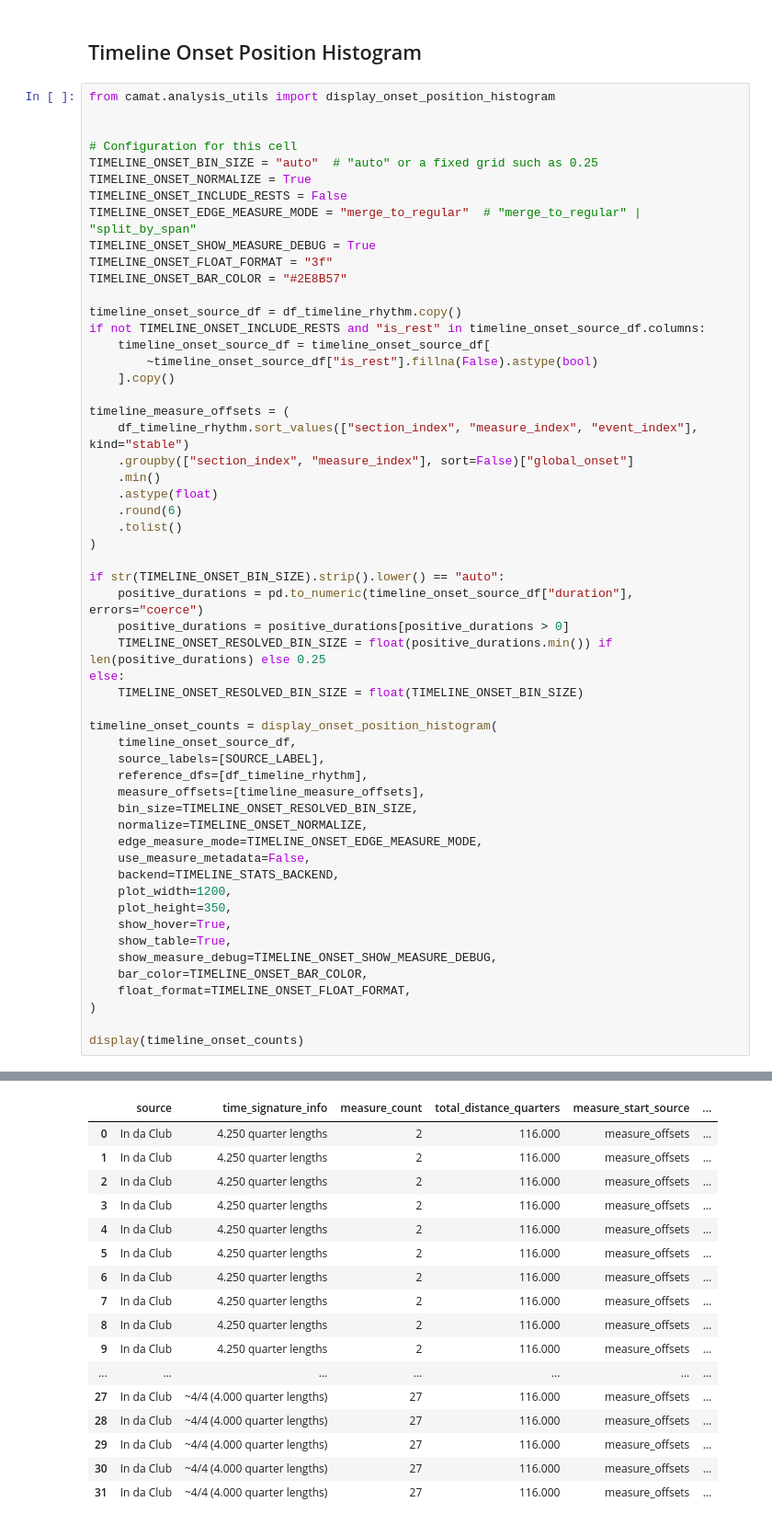
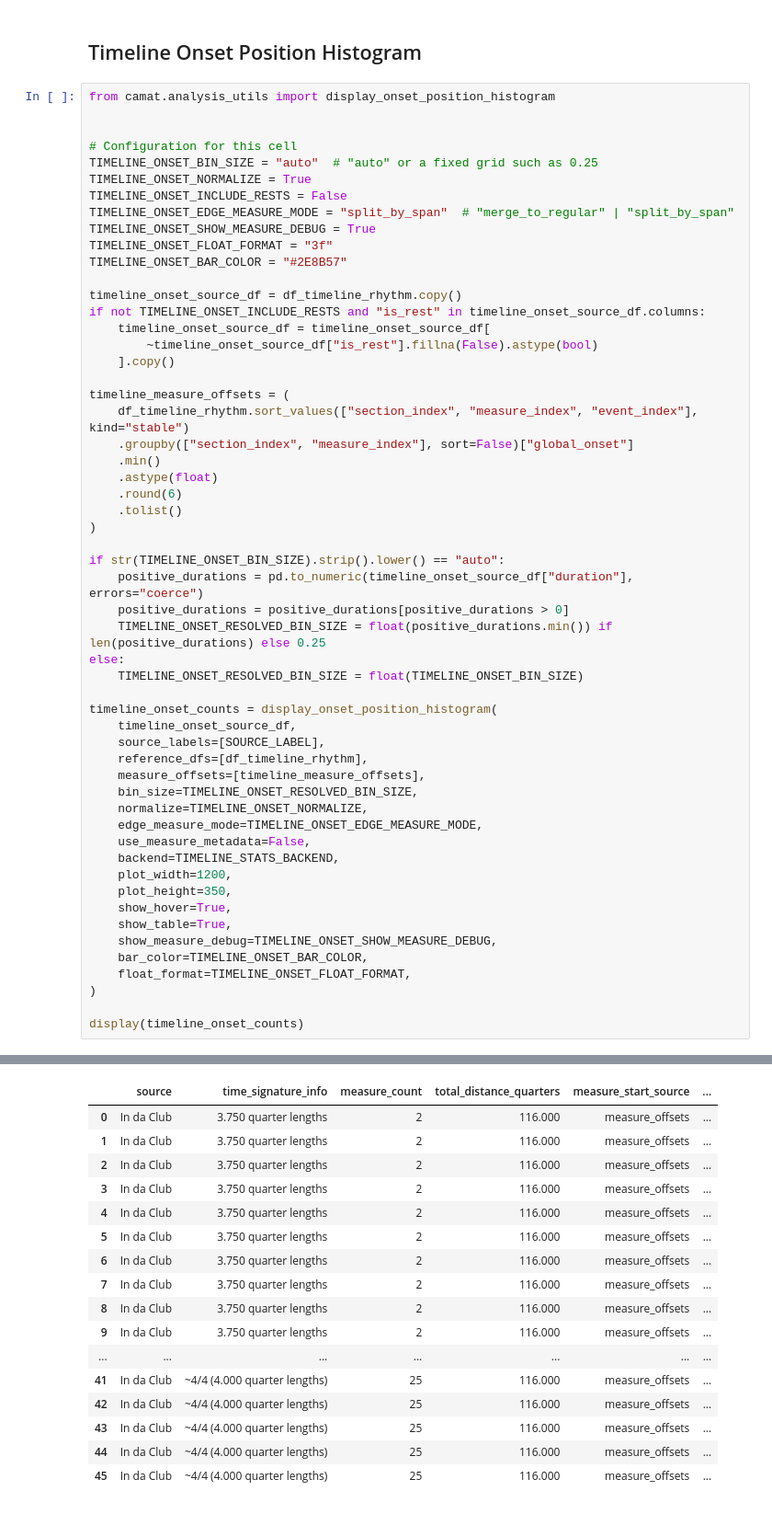
Before and after one commit to egorpol/camat_v2, a Jupyter notebook: testing_timeline.ipynb, the cells around one changed output, grey strips where cells are left out. Shown at 92% size. Cells and saved outputs as stored; diff of their text form.

```diff
--- a/testing_timeline.ipynb
+++ b/testing_timeline.ipynb
@@ -374,7 +374,7 @@ from camat.analysis_utils import display_onset_position_histogram
 TIMELINE_ONSET_BIN_SIZE = "auto"  # "auto" or a fixed grid such as 0.25
 TIMELINE_ONSET_NORMALIZE = True
 TIMELINE_ONSET_INCLUDE_RESTS = False
-TIMELINE_ONSET_EDGE_MEASURE_MODE = "merge_to_regular"  # "merge_to_regular" | "split_by_span"
+TIMELINE_ONSET_EDGE_MEASURE_MODE = "split_by_span"  # "merge_to_regular" | "split_by_span"
 TIMELINE_ONSET_SHOW_MEASURE_DEBUG = True
 TIMELINE_ONSET_FLOAT_FORMAT = "3f"
 TIMELINE_ONSET_BAR_COLOR = "#2E8B57"
@@ -454,17 +454,17 @@ Measure handling debug:
 |  | source | time_signature_info | measure_count | total_distance_quarters | measure_start_source | ... |
-| 0 | In da Club | 4.250 quarter lengths | 2 | 116.000 | measure_offsets | ... |
-| 1 | In da Club | 4.250 quarter lengths | 2 | 116.000 | measure_offsets | ... |
-| 2 | In da Club | 4.250 quarter lengths | 2 | 116.000 | measure_offsets | ... |
-| 3 | In da Club | 4.250 quarter lengths | 2 | 116.000 | measure_offsets | ... |
-| 4 | In da Club | 4.250 quarter lengths | 2 | 116.000 | measure_offsets | ... |
-| 5 | In da Club | 4.250 quarter lengths | 2 | 116.000 | measure_offsets | ... |
-| 6 | In da Club | 4.250 quarter lengths | 2 | 116.000 | measure_offsets | ... |
-| 7 | In da Club | 4.250 quarter lengths | 2 | 116.000 | measure_offsets | ... |
-| 8 | In da Club | 4.250 quarter lengths | 2 | 116.000 | measure_offsets | ... |
-| 9 | In da Club | 4.250 quarter lengths | 2 | 116.000 | measure_offsets | ... |
+| 0 | In da Club | 3.750 quarter lengths | 2 | 116.000 | measure_offsets | ... |
+| 1 | In da Club | 3.750 quarter lengths | 2 | 116.000 | measure_offsets | ... |
+| 2 | In da Club | 3.750 quarter lengths | 2 | 116.000 | measure_offsets | ... |
+| 3 | In da Club | 3.750 quarter lengths | 2 | 116.000 | measure_offsets | ... |
+| 4 | In da Club | 3.750 quarter lengths | 2 | 116.000 | measure_offsets | ... |
+| 5 | In da Club | 3.750 quarter lengths | 2 | 116.000 | measure_offsets | ... |
+| 6 | In da Club | 3.750 quarter lengths | 2 | 116.000 | measure_offsets | ... |
+| 7 | In da Club | 3.750 quarter lengths | 2 | 116.000 | measure_offsets | ... |
+| 8 | In da Club | 3.750 quarter lengths | 2 | 116.000 | measure_offsets | ... |
+| 9 | In da Club | 3.750 quarter lengths | 2 | 116.000 | measure_offsets | ... |
 | ... | ... | ... | ... | ... | ... | ... |
-| 27 | In da Club | ~4/4 (4.000 quarter lengths) | 27 | 116.000 | measure_offsets | ... |
-| 28 | In da Club | ~4/4 (4.000 quarter lengths) | 27 | 116.000 | measure_offsets | ... |
-| 29 | In da Club | ~4/4 (4.000 quarter lengths) | 27 | 116.000 | measure_offsets | ... |
-| 30 | In da Club | ~4/4 (4.000 quarter lengths) | 27 | 116.000 | measure_offsets | ... |
-| 31 | In da Club | ~4/4 (4.000 quarter lengths) | 27 | 116.000 | measure_offsets | ... |
+| 41 | In da Club | ~4/4 (4.000 quarter lengths) | 25 | 116.000 | measure_offsets | ... |
+| 42 | In da Club | ~4/4 (4.000 quarter lengths) | 25 | 116.000 | measure_offsets | ... |
+| 43 | In da Club | ~4/4 (4.000 quarter lengths) | 25 | 116.000 | measure_offsets | ... |
+| 44 | In da Club | ~4/4 (4.000 quarter lengths) | 25 | 116.000 | measure_offsets | ... |
+| 45 | In da Club | ~4/4 (4.000 quarter lengths) | 25 | 116.000 | measure_offsets | ... |
```
Also changed, not shown: parts of 1 cell of this notebook, 5 other files.
